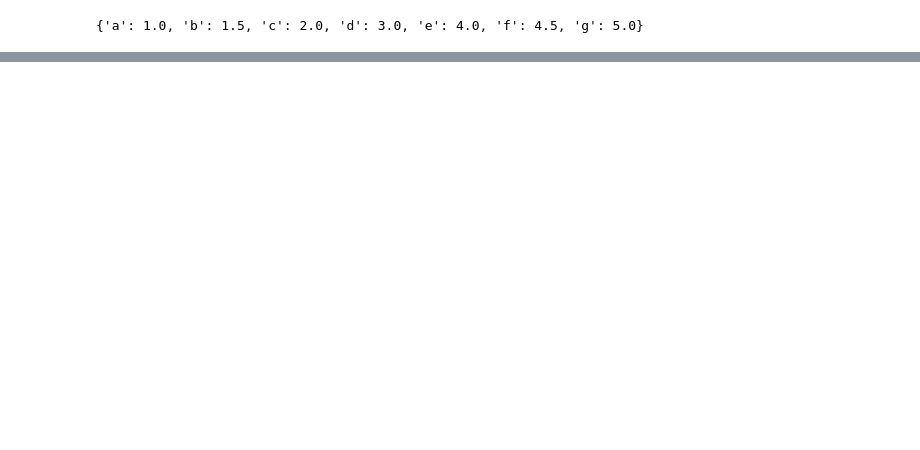
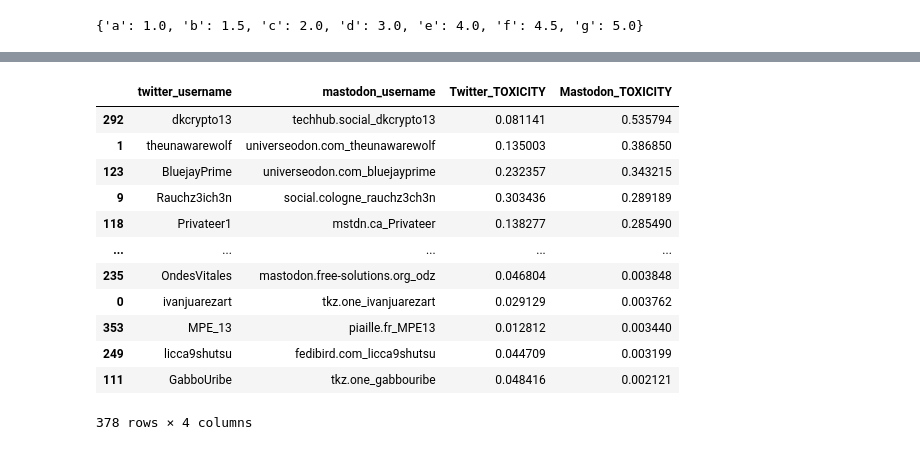
Before and after one commit to S4b3/Twitter_Mastodon_Toxicity_Analysis, a Jupyter notebook: main.ipynb, the cells around one changed output, grey strips where cells are left out. Saved outputs shown, nothing was run; the diff lists cells and outputs as text; code cells hidden in the pictures; blank space fills up the shorter version.

```diff
--- a/main.ipynb
+++ b/main.ipynb
@@ -178,0 +177,20 @@ KeyError: 'TOXICITY'
+# %%
+scores = pd.read_csv('./scores.csv')
+
+toxicity = scores[['twitter_username', 'mastodon_username', 'Twitter_TOXICITY', 'Mastodon_TOXICITY']]
+toxicity.sort_values('Twitter_TOXICITY', ascending=False)
+toxicity.sort_values('Mastodon_TOXICITY', ascending=False)
+# %% [output]
+|  | twitter_username | mastodon_username | Twitter_TOXICITY | Mastodon_TOXICITY |
+| 292 | dkcrypto13 | techhub.social_dkcrypto13 | 0.081141 | 0.535794 |
+| 1 | theunawarewolf | universeodon.com_theunawarewolf | 0.135003 | 0.386850 |
+| 123 | BluejayPrime | universeodon.com_bluejayprime | 0.232357 | 0.343215 |
+| 9 | Rauchz3ich3n | social.cologne_rauchz3ch3n | 0.303436 | 0.289189 |
+| 118 | Privateer1 | mstdn.ca_Privateer | 0.138277 | 0.285490 |
+| ... | ... | ... | ... | ... |
+| 235 | OndesVitales | mastodon.free-solutions.org_odz | 0.046804 | 0.003848 |
+| 0 | ivanjuarezart | tkz.one_ivanjuarezart | 0.029129 | 0.003762 |
+| 353 | MPE_13 | piaille.fr_MPE13 | 0.012812 | 0.003440 |
+| 249 | licca9shutsu | fedibird.com_licca9shutsu | 0.044709 | 0.003199 |
+| 111 | GabboUribe | tkz.one_gabbouribe | 0.048416 | 0.002121 |
+378 rows × 4 columns
```
Also changed, not shown: parts of 6 cells of this notebook, 1 other file.
